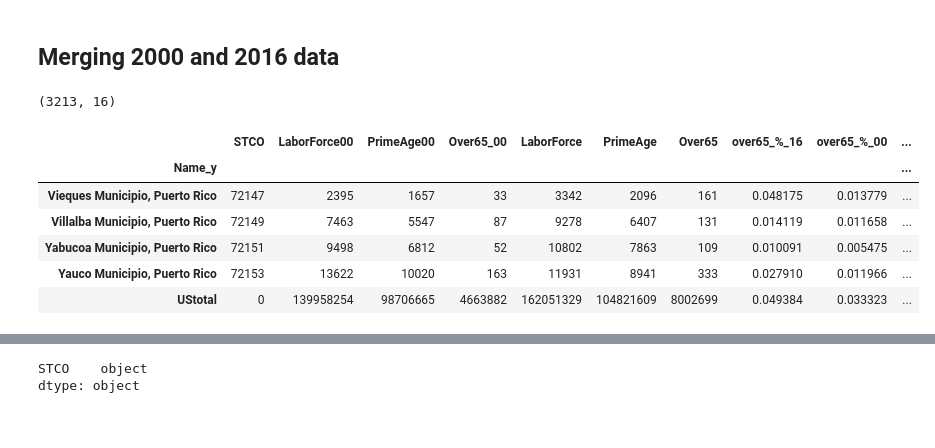
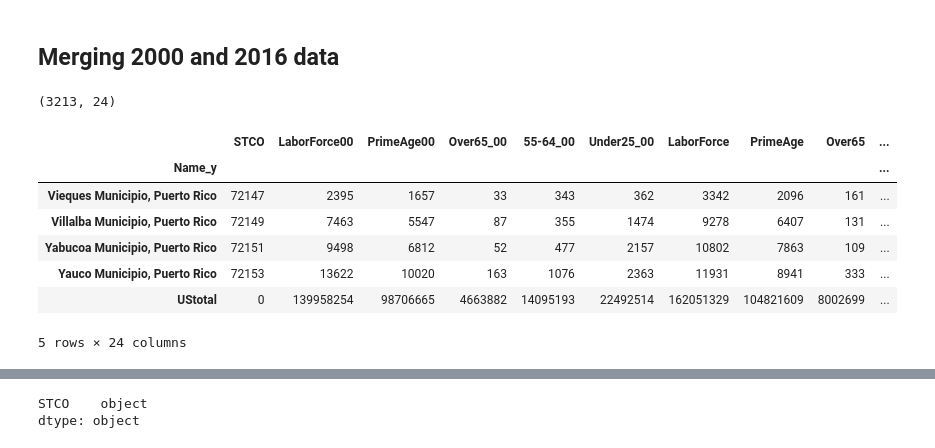
Before and after one commit to NYCPlanning/rp-USmetros_comparison, a Jupyter notebook: 2-LaborForce_ACS5.ipynb, the cells around one changed output, grey strips where cells are left out. Cells and saved outputs as stored; diff of their text form; code cells hidden in the pictures.

```diff
--- a/2-LaborForce_ACS5.ipynb
+++ b/2-LaborForce_ACS5.ipynb
@@ -134,14 +144,22 @@ Labor16['PrimeAge'] = Labor16['B23001_025E'] + Labor16['B23001_032E'] +\
 Labor16['Over65'] = Labor16['B23001_074E'] + Labor16['B23001_079E'] +\
                     Labor16['B23001_084E'] + Labor16['B23001_160E'] +\
                     Labor16['B23001_165E'] + Labor16['B23001_170E']
+Labor16['55-64'] = Labor16['B23001_053E'] + Labor16['B23001_060E'] +\
+                   Labor16['B23001_067E'] + Labor16['B23001_139E'] +\
+                   Labor16['B23001_146E'] + Labor16['B23001_153E']
+Labor16['Under25'] = Labor16['LaborForce'] - Labor16['PrimeAge'] -\
+                     Labor16['Over65'] - Labor16['55-64']
 
 Labor16 = Labor16.drop(['state', 'county', 'B23025_001E', 'B23025_007E',
                         'B23001_025E', 'B23001_032E', 'B23001_039E',
                         'B23001_046E', 'B23001_111E', 'B23001_118E',
                         'B23001_125E', 'B23001_132E', 'B23001_074E',
                         'B23001_079E', 'B23001_084E', 'B23001_160E',
+                        'B23001_139E', 'B23001_146E', 'B23001_153E',
+                        'B23001_053E', 'B23001_060E', 'B23001_067E',
                         'B23001_165E', 'B23001_170E'], axis=1)
-Labor16.columns = ['Name', 'STCO', 'LaborForce', 'PrimeAge', 'Over65']
+Labor16.columns = ['Name', 'STCO', 'LaborForce', 'PrimeAge',
+                   'Over65', '55-64', 'Under25']
 
 print(Labor16.shape)
 print(Labor16.dtypes)
@@ -191,8 +219,10 @@ for over 65:
 # %%
 Labor00vars = ['P043003', 'P043010', 'PCT035025', 'PCT035032',
-               'PCT035039', 'PCT035046', 'PCT035117', 'PCT035124',
-               'PCT035131', 'PCT035138','PCT035074', 'PCT035081',
-               'PCT035088', 'PCT035166', 'PCT035173', 'PCT035180']
+               'PCT035039', 'PCT035046', 'PCT035053', 'PCT035060',
+               'PCT035067', 'PCT035145', 'PCT035152', 'PCT035159',
+               'PCT035117', 'PCT035124', 'PCT035131', 'PCT035138',
+               'PCT035074', 'PCT035081', 'PCT035088', 'PCT035166',
+               'PCT035173', 'PCT035180']
 
 Labor00str = ",".join(Labor00vars)
 Labor00str
@@ -222,14 +252,22 @@ Labor00['PrimeAge00'] = Labor00['PCT035025'] + Labor00['PCT035032'] +\
 Labor00['Over65_00'] = Labor00['PCT035074'] + Labor00['PCT035081'] +\
                        Labor00['PCT035088'] + Labor00['PCT035166'] +\
                        Labor00['PCT035173'] + Labor00['PCT035180']
+Labor00['55-64_00'] = Labor00['PCT035053'] + Labor00['PCT035060'] +\
+                      Labor00['PCT035067'] + Labor00['PCT035145'] +\
+                      Labor00['PCT035152'] + Labor00['PCT035159']
+Labor00['Under25_00'] = Labor00['LaborForce00'] - Labor00['PrimeAge00'] -\
+                        Labor00['Over65_00'] - Labor00['55-64_00']
 
 Labor00 = Labor00.drop(['state', 'county', 'P043003', 'P043010',
                         'PCT035025', 'PCT035032', 'PCT035039',
                         'PCT035046', 'PCT035117', 'PCT035124',
                         'PCT035131', 'PCT035138', 'PCT035074',
                         'PCT035081', 'PCT035088', 'PCT035166',
+                        'PCT035053', 'PCT035060', 'PCT035067',
+                        'PCT035145', 'PCT035152', 'PCT035159',
                         'PCT035173', 'PCT035180'], axis=1)
-Labor00.columns = ['Name', 'STCO', 'LaborForce00', 'PrimeAge00', 'Over65_00']
+Labor00.columns = ['Name', 'STCO', 'LaborForce00', 'PrimeAge00',
+                   'Over65_00', '55-64_00', 'Under25_00']
 
 print(Labor00.shape)
 print(Labor00.dtypes)
@@ -253,37 +293,46 @@ dtype: object
 # %%
 Labor = Labor00.merge(Labor16, on='STCO')
 
 Labor = Labor.drop(['Name_x'], axis=1)
 Labor = Labor.append(Labor.sum(numeric_only=True), ignore_index=True)
 Labor = Labor.set_index('Name_y').fillna(0).astype(int)
 
 Labor['over65_%_16'] = Labor['Over65'] / Labor['LaborForce']
 Labor['over65_%_00'] = Labor['Over65_00'] / Labor['LaborForce00']
 
+Labor['over65_%change'] = Labor['over65_%_16'] - Labor['over65_%_00']
+
 Labor['NET_LaborTotal'] = Labor['LaborForce'] - Labor['LaborForce00']
 Labor['%_LaborTotal'] = (Labor['LaborForce'] - Labor['LaborForce00']) \
                          / Labor['LaborForce00']
 Labor['NET_PrimeAge'] = Labor['PrimeAge'] - Labor['PrimeAge00']
 Labor['%_PrimeAge'] = (Labor['PrimeAge'] - Labor['PrimeAge00']) \
                       / Labor['PrimeAge00']
 Labor['NET_Over65'] = Labor['LaborForce'] - Labor['LaborForce00']
 Labor['%_Over65'] = (Labor['Over65'] - Labor['Over65_00']) \
                      / Labor['Over65_00']
-Labor['over65_%change'] = Labor['over65_%_16'] - Labor['over65_%_00']
+Labor['NET_55-64'] = Labor['55-64'] - Labor['55-64_00']
+Labor['%_55-64'] = (Labor['55-64'] - Labor['55-64_00']) \
+                      / Labor['55-64_00']
+Labor['NET_Under25'] = Labor['Under25'] - Labor['Under25_00']
+Labor['%_Under25'] = (Labor['Under25'] - Labor['Under25_00']) \
+                     / Labor['Under25_00']
+
 
 Labor.index = Labor.index.fillna('UStotal')
 
 print(Labor.shape)
 Labor.tail()
 # %% [output]
-(3213, 16)
+(3213, 24)
-|  | STCO | LaborForce00 | PrimeAge00 | Over65_00 | LaborForce | PrimeAge | Over65 | over65_%_16 | over65_%_00 | ... |
+|  | STCO | LaborForce00 | PrimeAge00 | Over65_00 | 55-64_00 | Under25_00 | LaborForce | PrimeAge | Over65 | ... |
 | Name_y |  |  |  |  |  |  |  |  |  | ... |
-| Vieques Municipio, Puerto Rico | 72147 | 2395 | 1657 | 33 | 3342 | 2096 | 161 | 0.048175 | 0.013779 | ... |
-| Villalba Municipio, Puerto Rico | 72149 | 7463 | 5547 | 87 | 9278 | 6407 | 131 | 0.014119 | 0.011658 | ... |
-| Yabucoa Municipio, Puerto Rico | 72151 | 9498 | 6812 | 52 | 10802 | 7863 | 109 | 0.010091 | 0.005475 | ... |
-| Yauco Municipio, Puerto Rico | 72153 | 13622 | 10020 | 163 | 11931 | 8941 | 333 | 0.027910 | 0.011966 | ... |
-| UStotal | 0 | 139958254 | 98706665 | 4663882 | 162051329 | 104821609 | 8002699 | 0.049384 | 0.033323 | ... |
+| Vieques Municipio, Puerto Rico | 72147 | 2395 | 1657 | 33 | 343 | 362 | 3342 | 2096 | 161 | ... |
+| Villalba Municipio, Puerto Rico | 72149 | 7463 | 5547 | 87 | 355 | 1474 | 9278 | 6407 | 131 | ... |
+| Yabucoa Municipio, Puerto Rico | 72151 | 9498 | 6812 | 52 | 477 | 2157 | 10802 | 7863 | 109 | ... |
+| Yauco Municipio, Puerto Rico | 72153 | 13622 | 10020 | 163 | 1076 | 2363 | 11931 | 8941 | 333 | ... |
+| UStotal | 0 | 139958254 | 98706665 | 4663882 | 14095193 | 22492514 | 162051329 | 104821609 | 8002699 | ... |
+5 rows × 24 columns
 # %%
 Labor.dtypes
 # %% [output]
```
Also changed, not shown: parts of 13 cells of this notebook, 2 other files.
